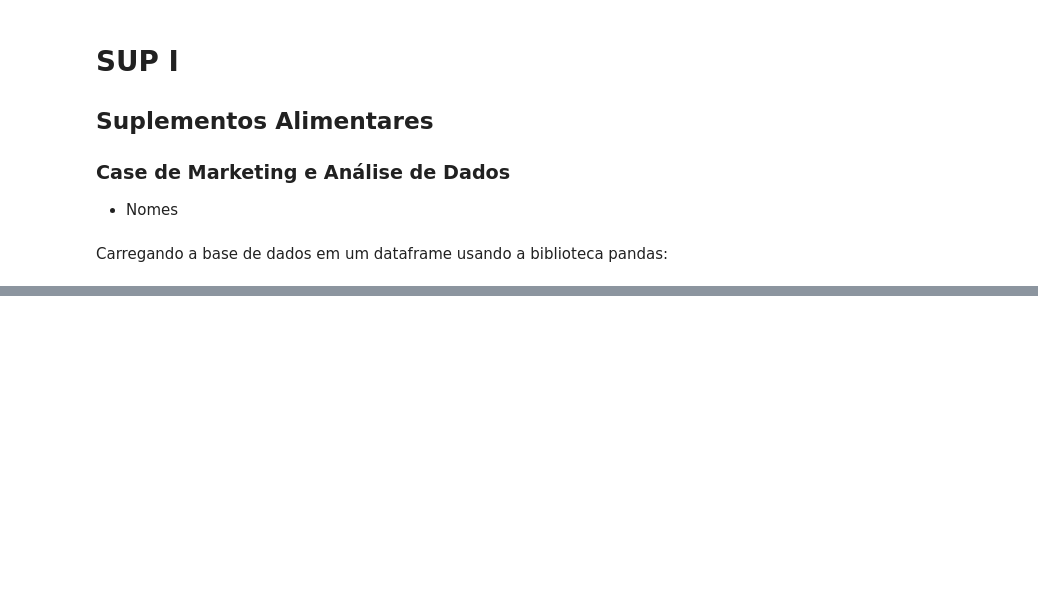
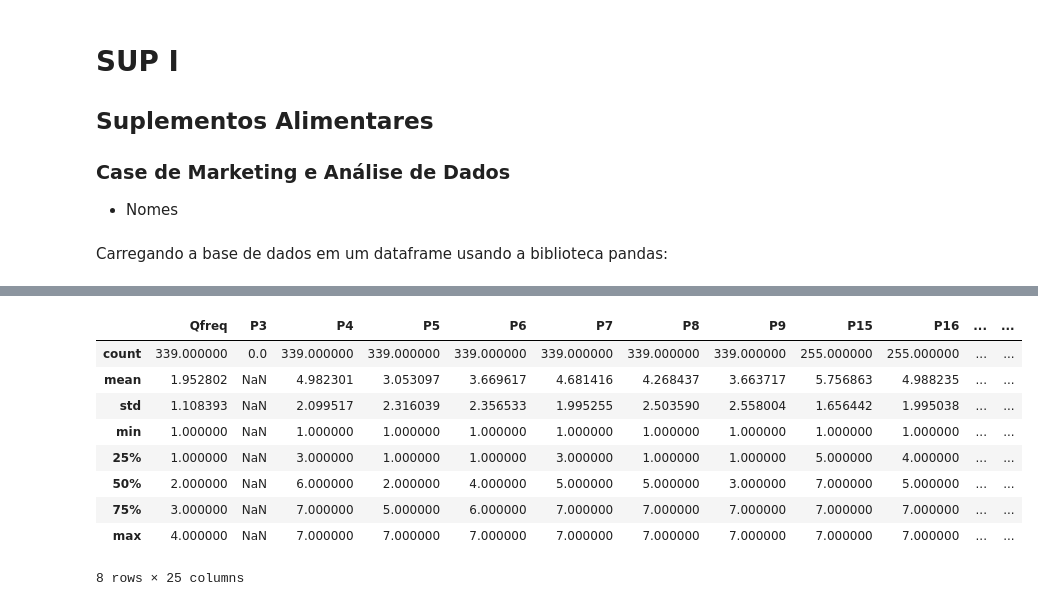
Before and after one commit to enzojunq/Base-de-dados, a Jupyter notebook: base.ipynb, the cells around one changed output, grey strips where cells are left out. Cells and saved outputs as stored; diff of their text form; code cells hidden in the pictures; blank space fills up the shorter version.

```diff
--- a/base.ipynb
+++ b/base.ipynb
@@ -44,0 +68,13 @@ print(df.head())
+# %%
+df.describe()
+# %% [output]
+|  | Qfreq | P3 | P4 | P5 | P6 | P7 | P8 | P9 | P15 | P16 | ... | ... |
+| count | 339.000000 | 0.0 | 339.000000 | 339.000000 | 339.000000 | 339.000000 | 339.000000 | 339.000000 | 255.000000 | 255.000000 | ... | ... |
+| mean | 1.952802 | NaN | 4.982301 | 3.053097 | 3.669617 | 4.681416 | 4.268437 | 3.663717 | 5.756863 | 4.988235 | ... | ... |
+| std | 1.108393 | NaN | 2.099517 | 2.316039 | 2.356533 | 1.995255 | 2.503590 | 2.558004 | 1.656442 | 1.995038 | ... | ... |
+| min | 1.000000 | NaN | 1.000000 | 1.000000 | 1.000000 | 1.000000 | 1.000000 | 1.000000 | 1.000000 | 1.000000 | ... | ... |
+| 25% | 1.000000 | NaN | 3.000000 | 1.000000 | 1.000000 | 3.000000 | 1.000000 | 1.000000 | 5.000000 | 4.000000 | ... | ... |
+| 50% | 2.000000 | NaN | 6.000000 | 2.000000 | 4.000000 | 5.000000 | 5.000000 | 3.000000 | 7.000000 | 5.000000 | ... | ... |
+| 75% | 3.000000 | NaN | 7.000000 | 5.000000 | 6.000000 | 7.000000 | 7.000000 | 7.000000 | 7.000000 | 7.000000 | ... | ... |
+| max | 4.000000 | NaN | 7.000000 | 7.000000 | 7.000000 | 7.000000 | 7.000000 | 7.000000 | 7.000000 | 7.000000 | ... | ... |
+8 rows × 25 columns
```
Also changed, not shown: parts of 14 cells of this notebook.
